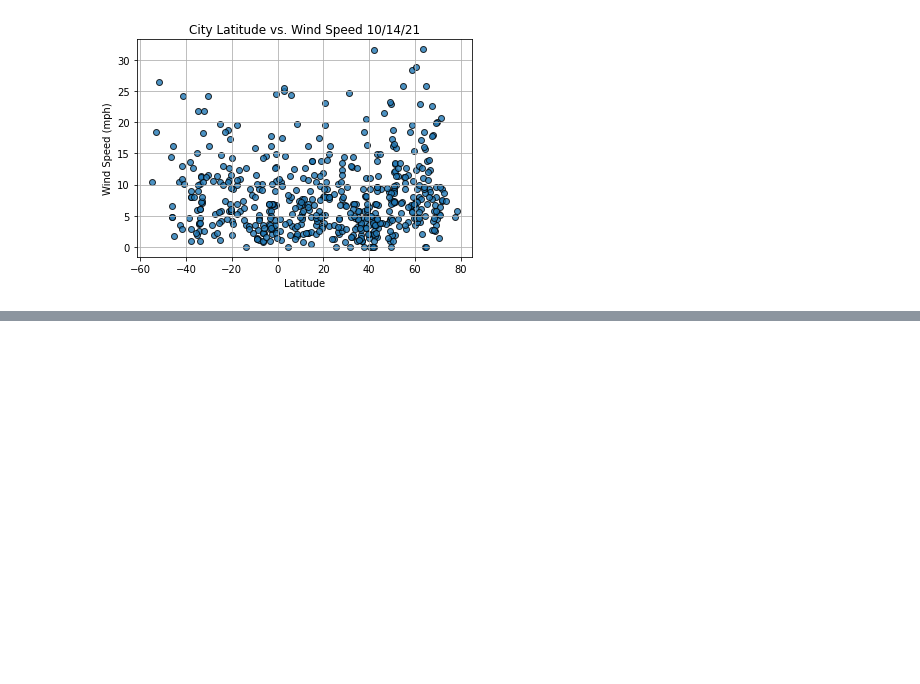
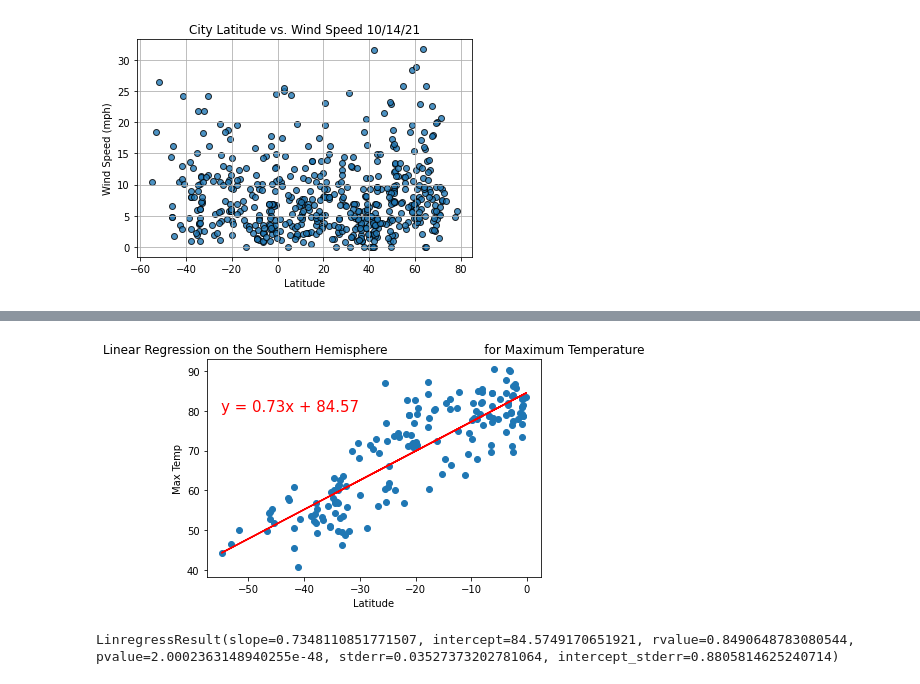
Before and after one commit to Francisco170594/World_Weather_Analysis, a Jupyter notebook: WeatherPy.ipynb, the cells around one changed output, grey strips where cells are left out. Saved outputs shown, nothing was run; the diff lists cells and outputs as text; code cells hidden in the pictures; blank space fills up the shorter version.

```diff
--- a/WeatherPy.ipynb
+++ b/WeatherPy.ipynb
@@ -345,0 +425,13 @@ plt.show()
+# %%
+# Linear regression on the Southern Hemisphere
+x_values = southern_hemi_df["Lat"]
+y_values = southern_hemi_df["Max Temp"]
+# Call the function.
+plot_linear_regression(x_values, y_values,
+                       'Linear Regression on the Southern Hemisphere \
+                        for Maximum Temperature', 'Max Temp',(-55,80))
+
+print(linregress(x_values, y_values))
+# %% [output]
+[figure, added]
+LinregressResult(slope=0.7348110851771507, intercept=84.5749170651921, rvalue=0.8490648783080544, pvalue=2.0002363148940255e-48, stderr=0.03527373202781064, intercept_stderr=0.8805814625240714)
```
Also changed, not shown: parts of 12 cells of this notebook, 2 other files.
